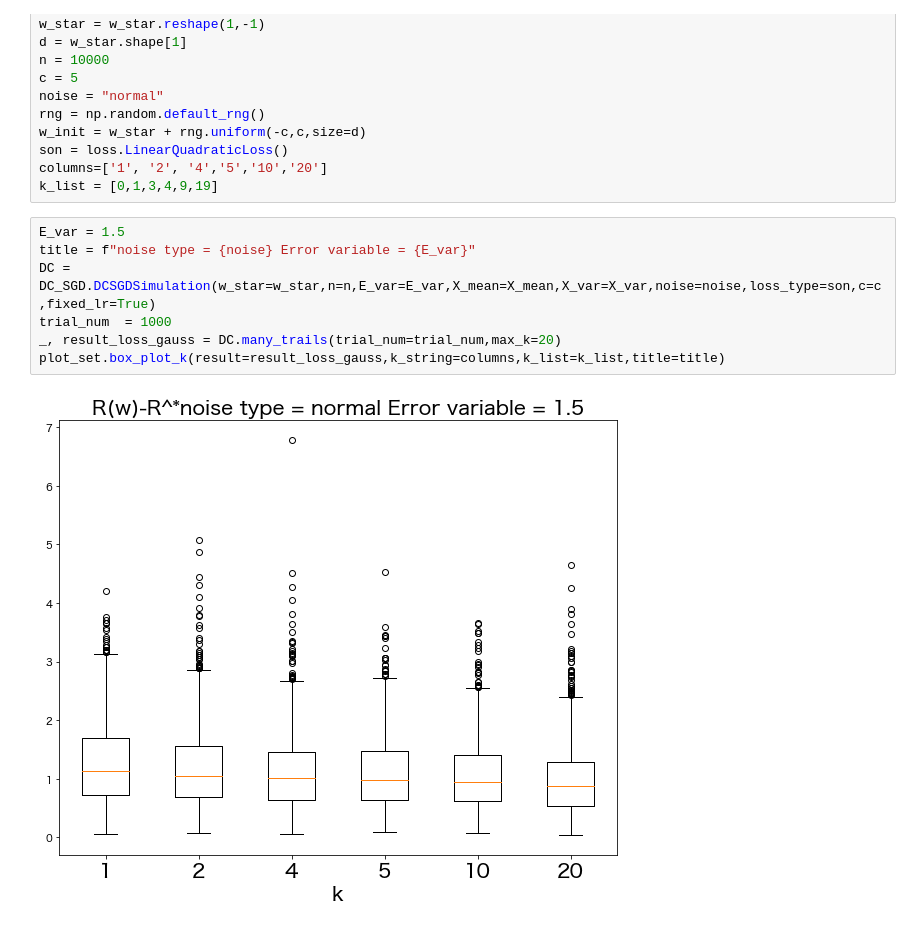
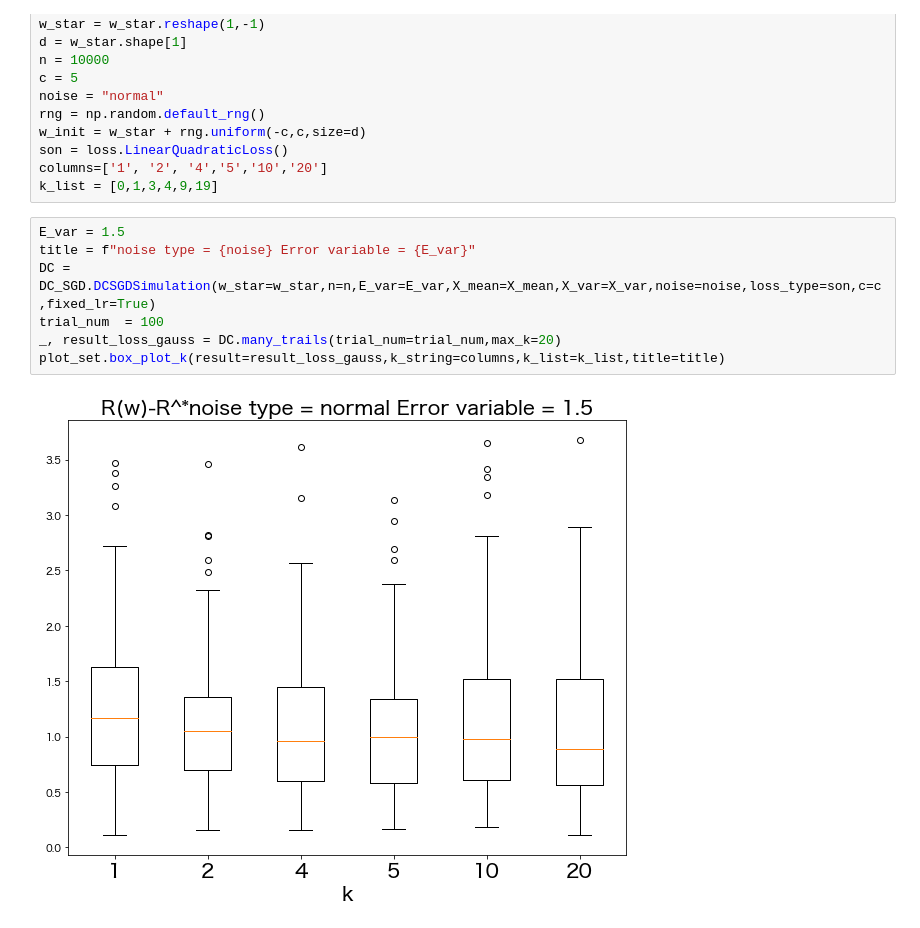
Before and after one commit to NaokiNakamichi/ML, a Jupyter notebook: GD/exp/simulation/DCSGD_Noise_0813.ipynb, the cells around one changed output. Saved outputs shown, nothing was run; the diff lists cells and outputs as text.

```diff
--- a/GD/exp/simulation/DCSGD_Noise_0813.ipynb
+++ b/GD/exp/simulation/DCSGD_Noise_0813.ipynb
@@ -49,12 +49,12 @@ k_list = [0,1,3,4,9,19]
 # %%
 E_var = 1.5
 title = f"noise type = {noise} Error variable = {E_var}"
 DC = DC_SGD.DCSGDSimulation(w_star=w_star,n=n,E_var=E_var,X_mean=X_mean,X_var=X_var,noise=noise,loss_type=son,c=c,fixed_lr=True)
-trial_num  = 1000
+trial_num  = 100
 _, result_loss_gauss = DC.many_trails(trial_num=trial_num,max_k=20)
 plot_set.box_plot_k(result=result_loss_gauss,k_string=columns,k_list=k_list,title=title)
 # %% [output]
-[figure, old version]
+[figure, new version]
 # %%
 df = pd.DataFrame(result_loss_gauss)
 now = datetime.datetime.now()
```
Also changed, not shown: parts of 17 cells of this notebook, 12 other files.
